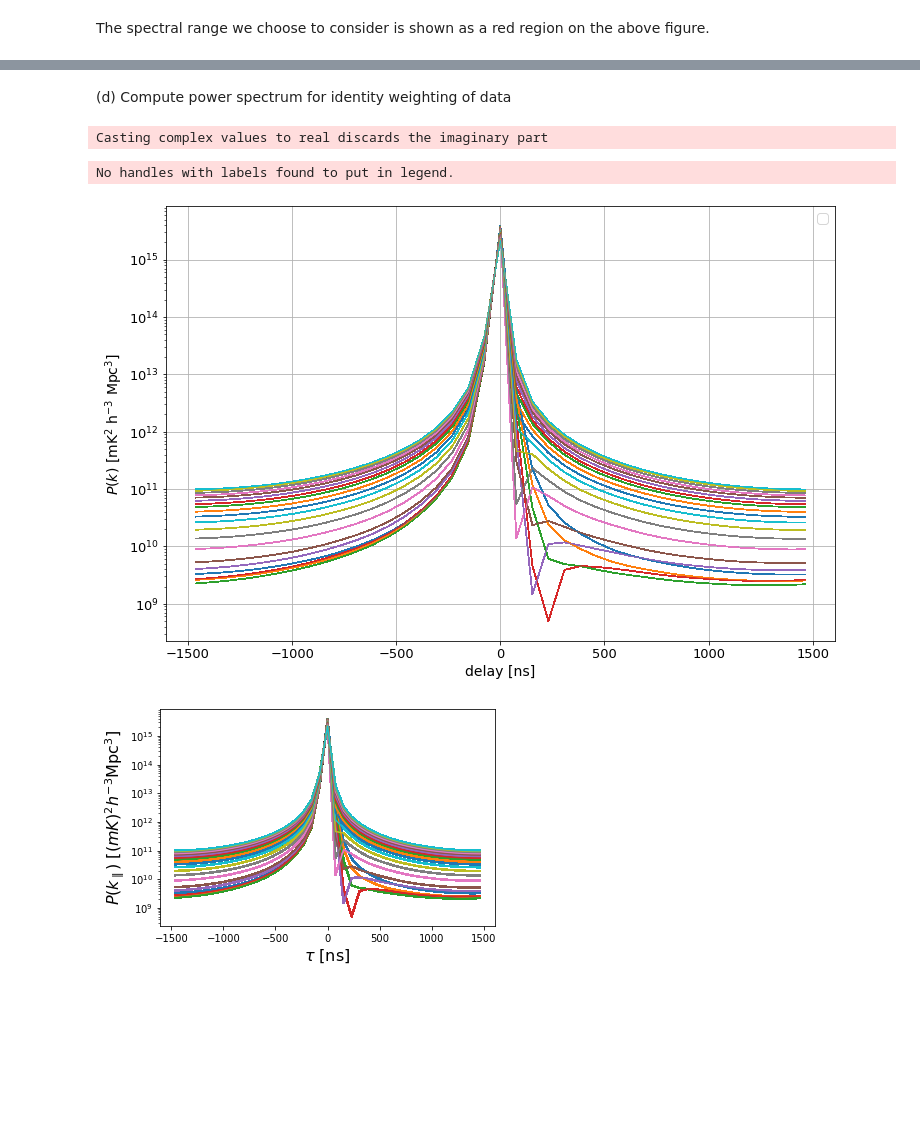
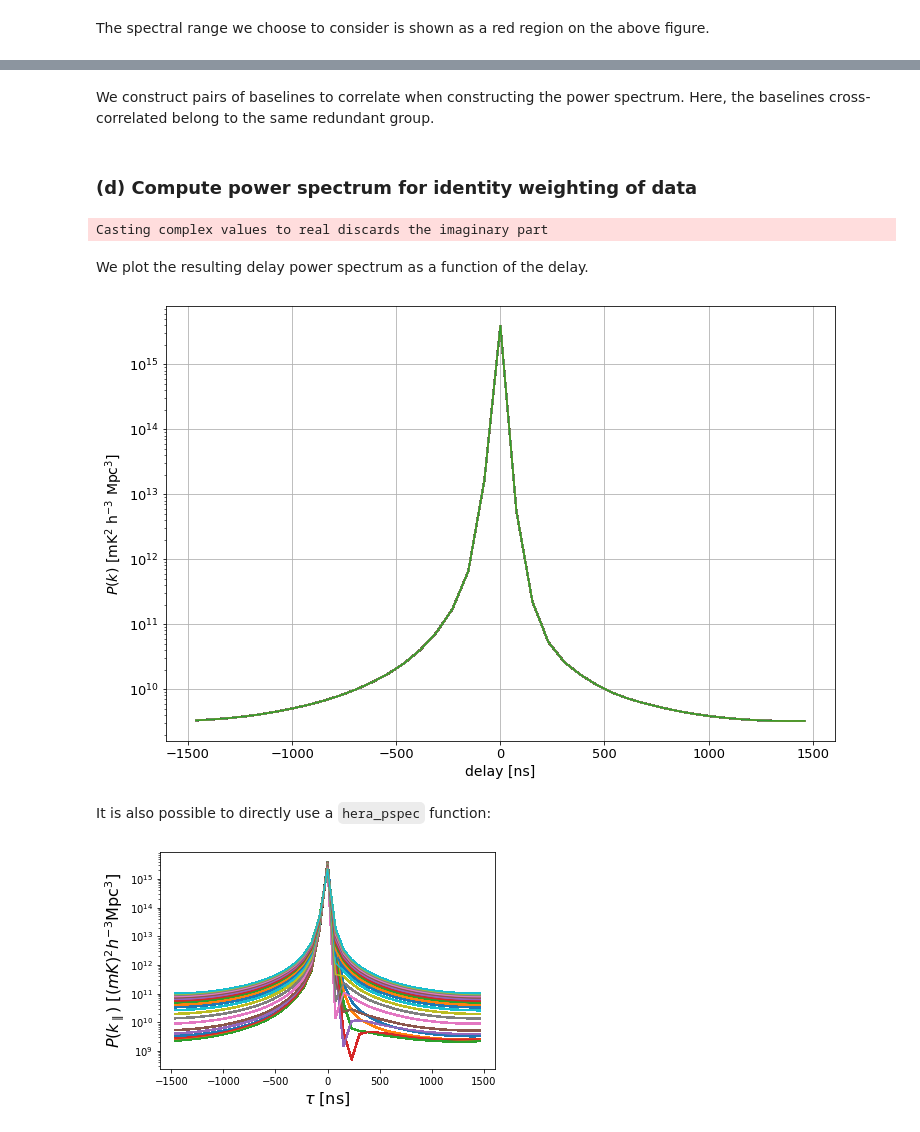
Before and after one commit to HERA-Team/hera_pspec, a Jupyter notebook: examples/Overview_Core_Pspec_functions.ipynb, the cells around one changed output, grey strips where cells are left out. Saved outputs shown, nothing was run; the diff lists cells and outputs as text; code cells hidden in the pictures; blank space fills up the shorter version.

```diff
--- a/examples/Overview_Core_Pspec_functions.ipynb
+++ b/examples/Overview_Core_Pspec_functions.ipynb
@@ -72,10 +98,10 @@ Extract beam information
 
 # List of beamfile to load. This is a healpix map.
 beamfile = os.path.join(DATA_PATH, 'HERA_NF_dipole_power.beamfits')
-# intantiate beam and pass cosmology, if not fed, a default Planck cosmology will be assumed
+# instantiate beam and pass cosmology, if not fed, a default Planck cosmology will be assumed
 uvb = hp.pspecbeam.PSpecBeamUV(beamfile, cosmo=cosmo)
 # find conversion factor from Jy to mK
-Jy_to_mK = uvb.Jy_to_mK(np.unique(uvd.freq_array), pol='XX')
+Jy_to_mK = uvb.Jy_to_mK(np.unique(uvd.freq_array), pol=pol)
 
 # reshape to appropriately match a UVData.data_array object and multiply in!
 uvd.data_array *= Jy_to_mK[None, None, :, None]
@@ -119,7 +139,7 @@ Warning: LST bins in dsets misaligned by more than 15 seconds
 ###############################
 
 # sort baselines in redundant groups
-baseline_group, _, _ = uvd.get_redundancies()
+baseline_group, _, lengths = uvd.get_redundancies()
 
 #convert baseline number to antenna numbers tuple
 blp_group = []
@@ -131,6 +151,7 @@ for group in baseline_group:
 
 # choose one redundancy group for which to compute the power spectrum
 baselines = blp_group[1] #first group is auto baselines
-print('Baselines considered: %s' %baselines)
+print('Baselines considered: %s.' %baselines)
+print('They have length %.1f m.' %lengths[1])
 # %% [output]
 Baselines considered: [(0, 1), (1, 2), (3, 4), (4, 5), (5, 6), (7, 8), (8, 9), (9, 10), (10, 11), (12, 13), (13, 14), (14, 15), (15, 16), (16, 17), (18, 19), (19, 20), (20, 21), (21, 22), (23, 24), (2 ...
@@ -195,33 +213,38 @@ The spectral range we choose to consider is shown as a red region on the above f
+# %% [markdown]
+We construct pairs of baselines to correlate when constructing the power spectrum. Here, the baselines cross-correlated belong to the same redundant group.
 # %%
 # construct all baseline pairs from group
 baselines1, baselines2, blpairs = hp.utils.construct_blpairs(baselines,exclude_permutations=True,
                                                             exclude_auto_bls=True)
 # %% [markdown]
-(d) Compute power spectrum for identity weighting of data
+### (d) Compute power spectrum for identity weighting of data
 # %%
 uvp = ds.pspec(baselines1, baselines2, dsets=(0, 1), pols=[(pol, pol)], spw_ranges=[spw_range], verbose=False,
               input_data_weight='identity')
 # %% [output]
 Casting complex values to real discards the imaginary part
+# %% [markdown]
+We plot the resulting delay power spectrum as a function of the delay.
 # %%
 # plot results
+tindex = 0 #only plot one time
 spw = 0
 dlys = uvp.get_dlys(spw)*1e9 #ns
 fig, ax = plt.subplots(figsize=(12,8))
 for u,blp in enumerate(blpairs):
     key = (spw, blp, pol)
-    power = np.abs(np.real(uvp.get_data(key)))
-    _ = ax.plot(dlys, power.T,lw=.8)
+    power = np.abs(np.real(uvp.get_data(key)))[0,:]
+    ax.plot(dlys, power)
 blp = blpairs[0]
 ax.set_yscale('log')
 ax.grid()
-ax.legend(fontsize=14)
 ax.set_xlabel("delay [ns]", fontsize=14)
 ax.set_ylabel(r"$P(k)\ \rm [mK^2\ h^{-3}\ Mpc^3]$", fontsize=14)
 ax.tick_params(labelsize=13)
 # %% [output]
-No handles with labels found to put in legend.
-[figure, old version]
+[figure, new version]
+# %% [markdown]
+It is also possible to directly use a `hera_pspec` function:
 # %%
 hp.plot.delay_spectrum(uvp, blpairs, spw, pol,force_plot=True)
 # %% [output]
```
Also changed, not shown: parts of 84 cells of this notebook.
